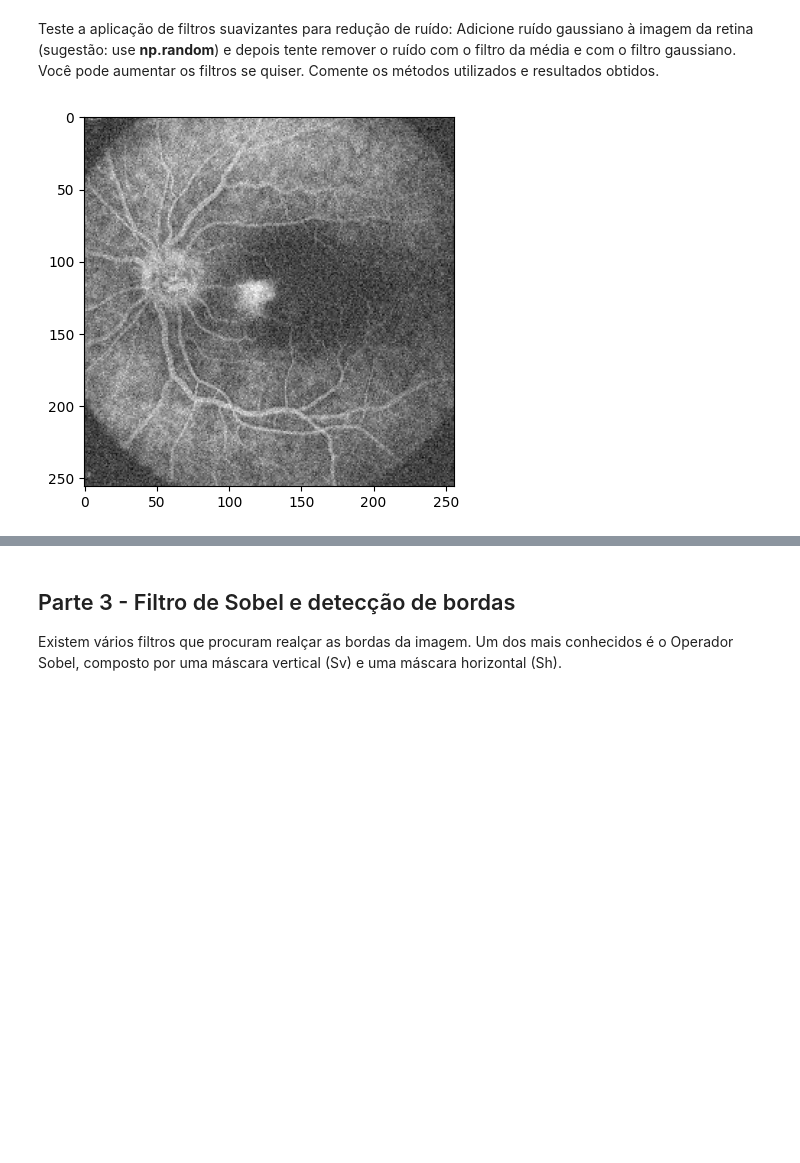
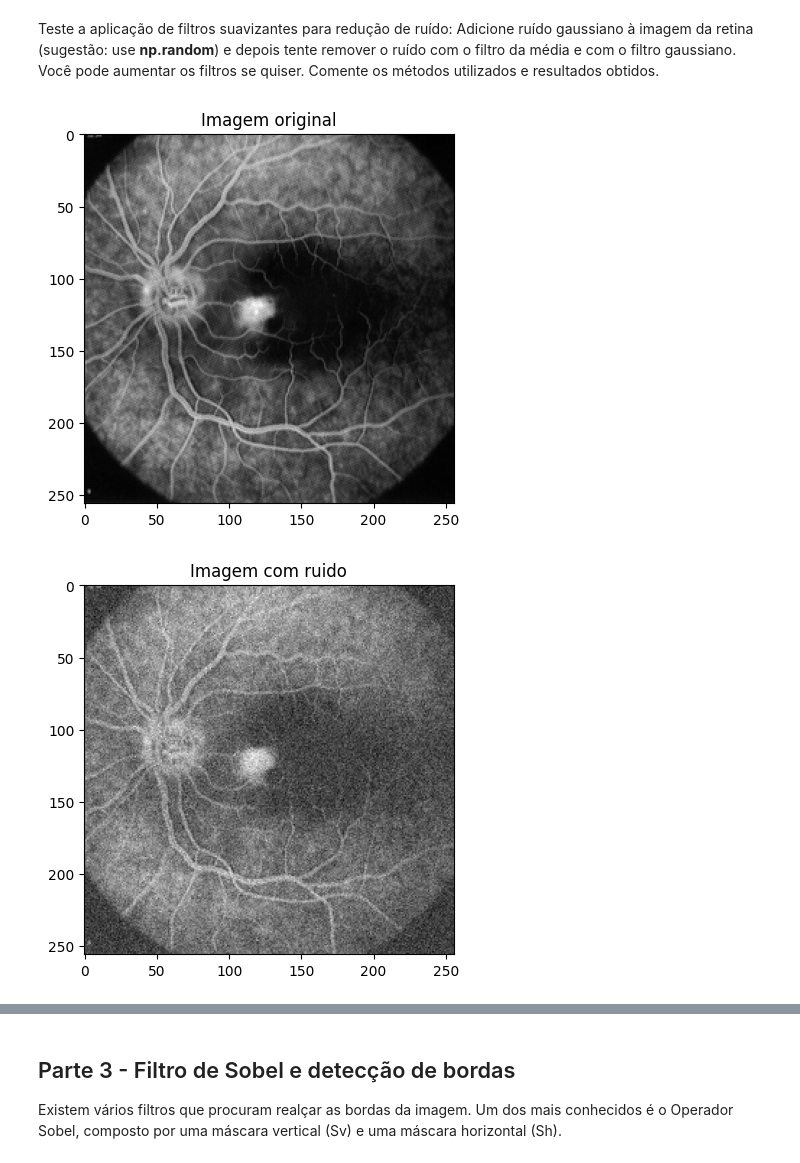
Before and after one commit to UNICAMP-EA979/2026s1-pi04-filtragem-g248527, a Jupyter notebook: Atividade.ipynb, the cells around one changed output, grey strips where cells are left out. Saved outputs shown, nothing was run; the diff lists cells and outputs as text; code cells hidden in the pictures; blank space fills up the shorter version.

```diff
--- a/Atividade.ipynb
+++ b/Atividade.ipynb
@@ -211,10 +210,24 @@ x@y
 ### Exercício 2.2
 # %% [markdown]
 Teste a aplicação de filtros suavizantes para redução de ruído: Adicione ruído gaussiano à imagem da retina (sugestão: use **np.random**) e depois tente remover o ruído com o filtro da média e com o filtro gaussiano. Você pode aumentar os filtros se quiser. Comente os métodos utilizados e resultados obtidos.
-# %%
-ruido = np.random.normal(scale=25, size=f.shape)
-f_ruido = f + ruido
-plt.imshow(f_ruido,cmap='gray')
-plt.show()
-# %% [output]
-[figure, removed]
+# %%
+plt.imshow(f,cmap='gray')
+plt.title("Imagem original")
+plt.show()
+
+ruido = np.random.normal(scale=25, size=f.shape)
+f_ruido = f + ruido
+plt.imshow(f_ruido,cmap='gray')
+plt.title("Imagem com ruido")
+plt.show()
+
+x, y = criar_gaussiano_separado(3, 1)
+
+f_restaurado = convolve(f_ruido.astype(float), x, mode='reflect')
+f_restaurado = convolve(f_restaurado, y, mode='reflect')
+plt.imshow(f_restaurado,cmap='gray')
+plt.title("Imagem restaurada com filtro gaussiano")
+plt.show()
+# %% [output]
+[figure, added]
+[figure, added]
```
Also changed, not shown: parts of 2 cells of this notebook.
